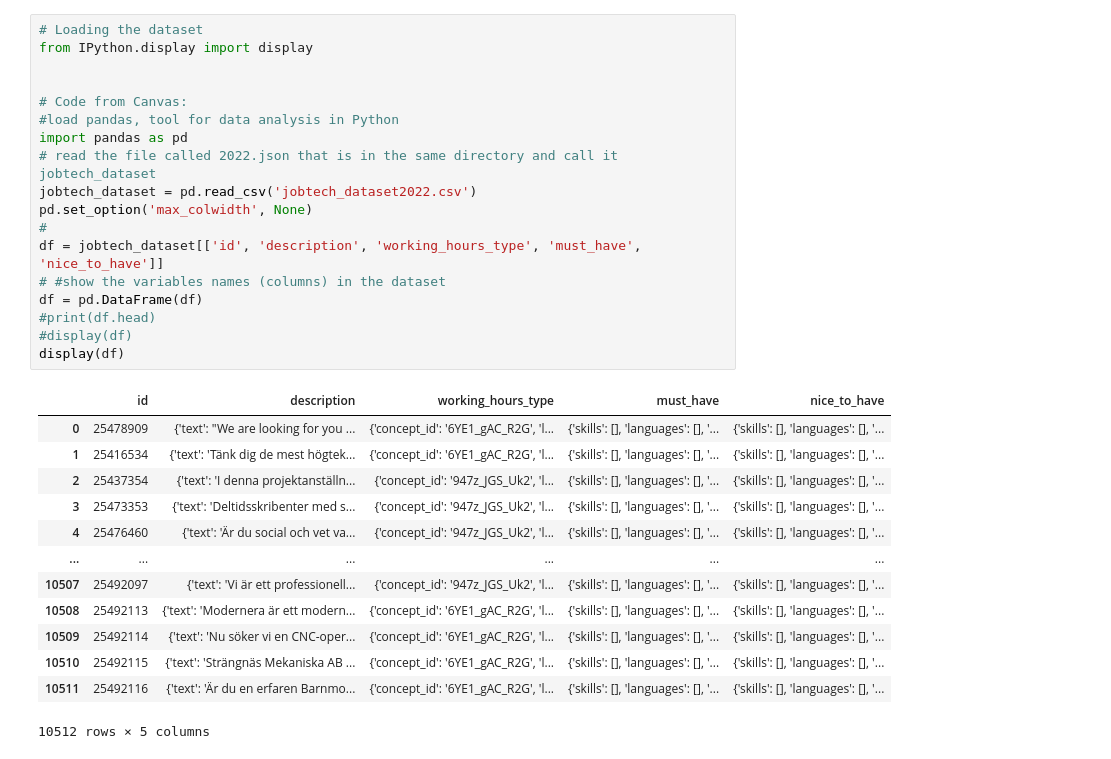
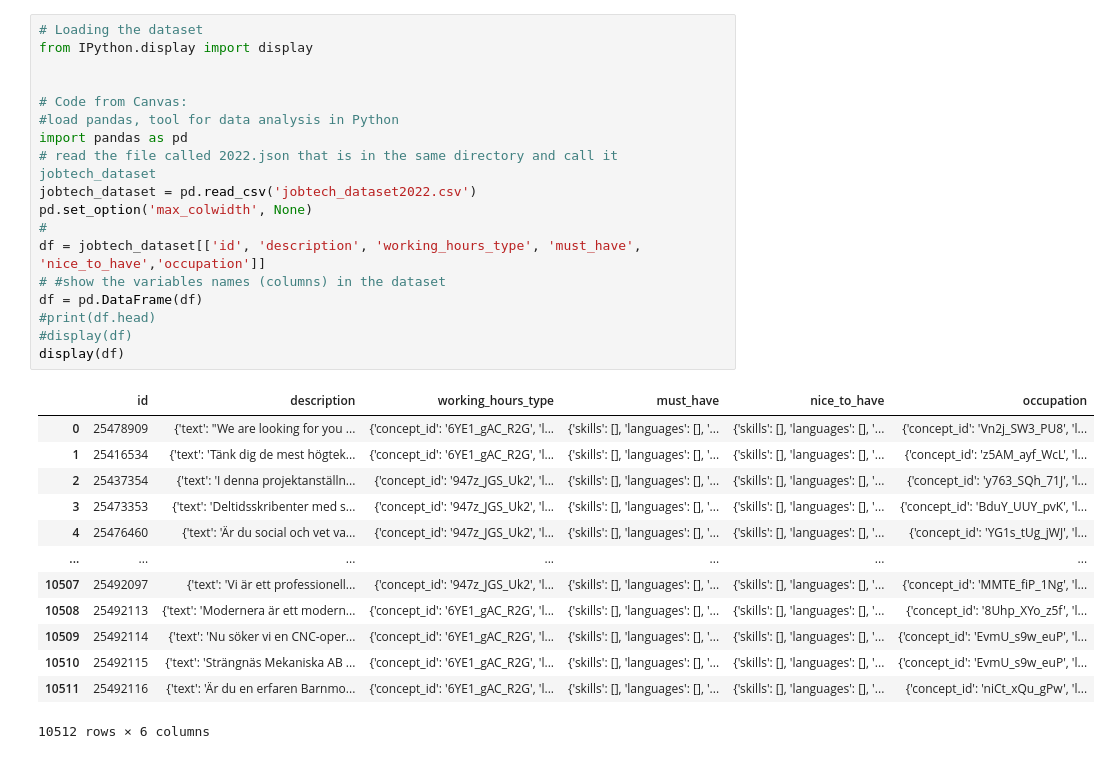
Before and after one commit to Serena87/PathFinder, a Jupyter notebook: vincent.ipynb, the cells around one changed output. Drawn from its saved outputs; the diff is of its cells as text.

```diff
--- a/vincent.ipynb
+++ b/vincent.ipynb
@@ -1,32 +1,32 @@
 # %%
 # Loading the dataset
 from IPython.display import display
 
 
 # Code from Canvas:
 #load pandas, tool for data analysis in Python
 import pandas as pd
 # read the file called 2022.json that is in the same directory and call it jobtech_dataset
 jobtech_dataset = pd.read_csv('jobtech_dataset2022.csv')
 pd.set_option('max_colwidth', None)
 #
-df = jobtech_dataset[['id', 'description', 'working_hours_type', 'must_have', 'nice_to_have']]
+df = jobtech_dataset[['id', 'description', 'working_hours_type', 'must_have', 'nice_to_have','occupation']]
 # #show the variables names (columns) in the dataset
 df = pd.DataFrame(df)
 #print(df.head)
 #display(df)
 display(df)
 # %% [output]
-|  | id | description | working_hours_type | must_have | nice_to_have |
-| 0 | 25478909 | {'text': "We are looking for you ... | {'concept_id': '6YE1_gAC_R2G', 'l... | {'skills': [], 'languages': [], '... | {'skills': [], 'languages': [], '... |
-| 1 | 25416534 | {'text': 'Tänk dig de mest högtek... | {'concept_id': '6YE1_gAC_R2G', 'l... | {'skills': [], 'languages': [], '... | {'skills': [], 'languages': [], '... |
-| 2 | 25437354 | {'text': 'I denna projektanställn... | {'concept_id': '947z_JGS_Uk2', 'l... | {'skills': [], 'languages': [], '... | {'skills': [], 'languages': [], '... |
-| 3 | 25473353 | {'text': 'Deltidsskribenter med s... | {'concept_id': '947z_JGS_Uk2', 'l... | {'skills': [], 'languages': [], '... | {'skills': [], 'languages': [], '... |
-| 4 | 25476460 | {'text': 'Är du social och vet va... | {'concept_id': '947z_JGS_Uk2', 'l... | {'skills': [], 'languages': [], '... | {'skills': [], 'languages': [], '... |
-| ... | ... | ... | ... | ... | ... |
-| 10507 | 25492097 | {'text': 'Vi är ett professionell... | {'concept_id': '947z_JGS_Uk2', 'l... | {'skills': [], 'languages': [], '... | {'skills': [], 'languages': [], '... |
-| 10508 | 25492113 | {'text': 'Modernera är ett modern... | {'concept_id': '6YE1_gAC_R2G', 'l... | {'skills': [], 'languages': [], '... | {'skills': [], 'languages': [], '... |
-| 10509 | 25492114 | {'text': 'Nu söker vi en CNC-oper... | {'concept_id': '6YE1_gAC_R2G', 'l... | {'skills': [], 'languages': [], '... | {'skills': [], 'languages': [], '... |
-| 10510 | 25492115 | {'text': 'Strängnäs Mekaniska AB ... | {'concept_id': '6YE1_gAC_R2G', 'l... | {'skills': [], 'languages': [], '... | {'skills': [], 'languages': [], '... |
-| 10511 | 25492116 | {'text': 'Är du en erfaren Barnmo... | {'concept_id': '6YE1_gAC_R2G', 'l... | {'skills': [], 'languages': [], '... | {'skills': [], 'languages': [], '... |
+|  | id | description | working_hours_type | must_have | nice_to_have | occupation |
+| 0 | 25478909 | {'text': "We are looking for you ... | {'concept_id': '6YE1_gAC_R2G', 'l... | {'skills': [], 'languages': [], '... | {'skills': [], 'languages': [], '... | {'concept_id': 'Vn2j_SW3_PU8', 'l... |
+| 1 | 25416534 | {'text': 'Tänk dig de mest högtek... | {'concept_id': '6YE1_gAC_R2G', 'l... | {'skills': [], 'languages': [], '... | {'skills': [], 'languages': [], '... | {'concept_id': 'z5AM_ayf_WcL', 'l... |
+| 2 | 25437354 | {'text': 'I denna projektanställn... | {'concept_id': '947z_JGS_Uk2', 'l... | {'skills': [], 'languages': [], '... | {'skills': [], 'languages': [], '... | {'concept_id': 'y763_SQh_71J', 'l... |
+| 3 | 25473353 | {'text': 'Deltidsskribenter med s... | {'concept_id': '947z_JGS_Uk2', 'l... | {'skills': [], 'languages': [], '... | {'skills': [], 'languages': [], '... | {'concept_id': 'BduY_UUY_pvK', 'l... |
+| 4 | 25476460 | {'text': 'Är du social och vet va... | {'concept_id': '947z_JGS_Uk2', 'l... | {'skills': [], 'languages': [], '... | {'skills': [], 'languages': [], '... | {'concept_id': 'YG1s_tUg_jWJ', 'l... |
+| ... | ... | ... | ... | ... | ... | ... |
+| 10507 | 25492097 | {'text': 'Vi är ett professionell... | {'concept_id': '947z_JGS_Uk2', 'l... | {'skills': [], 'languages': [], '... | {'skills': [], 'languages': [], '... | {'concept_id': 'MMTE_fiP_1Ng', 'l... |
+| 10508 | 25492113 | {'text': 'Modernera är ett modern... | {'concept_id': '6YE1_gAC_R2G', 'l... | {'skills': [], 'languages': [], '... | {'skills': [], 'languages': [], '... | {'concept_id': '8Uhp_XYo_z5f', 'l... |
+| 10509 | 25492114 | {'text': 'Nu söker vi en CNC-oper... | {'concept_id': '6YE1_gAC_R2G', 'l... | {'skills': [], 'languages': [], '... | {'skills': [], 'languages': [], '... | {'concept_id': 'EvmU_s9w_euP', 'l... |
+| 10510 | 25492115 | {'text': 'Strängnäs Mekaniska AB ... | {'concept_id': '6YE1_gAC_R2G', 'l... | {'skills': [], 'languages': [], '... | {'skills': [], 'languages': [], '... | {'concept_id': 'EvmU_s9w_euP', 'l... |
+| 10511 | 25492116 | {'text': 'Är du en erfaren Barnmo... | {'concept_id': '6YE1_gAC_R2G', 'l... | {'skills': [], 'languages': [], '... | {'skills': [], 'languages': [], '... | {'concept_id': 'niCt_xQu_gPw', 'l... |
-10512 rows × 5 columns
+10512 rows × 6 columns
```
